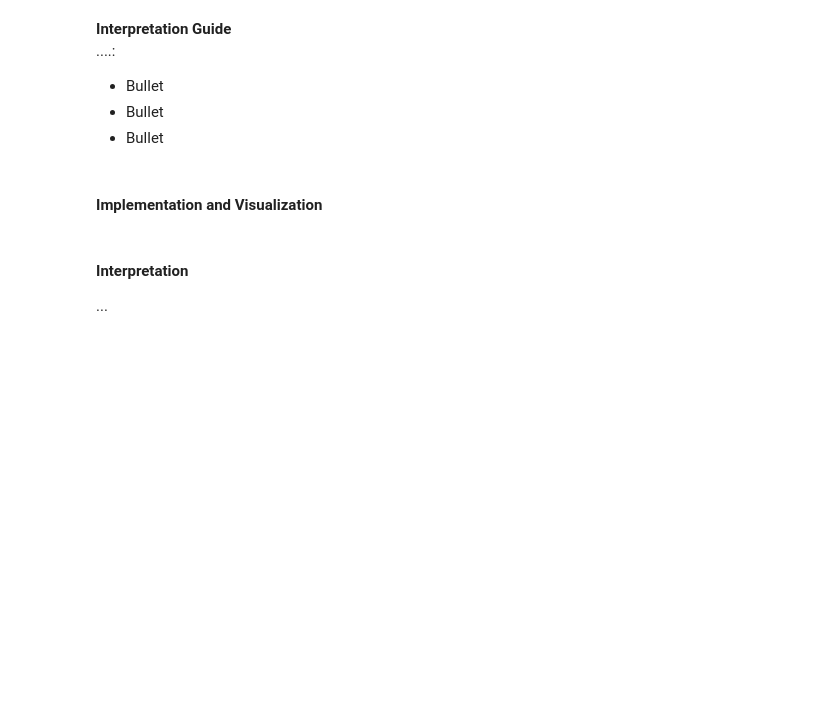
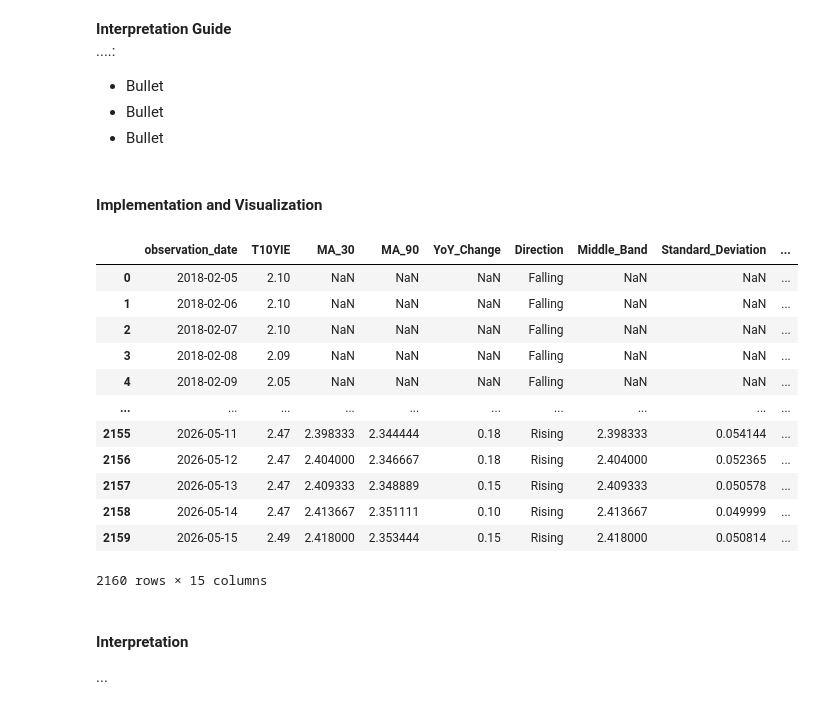
Before and after one commit to Ryan-Page-2024/Investigating-Inflation, a Jupyter notebook: Investigating_Inflation.ipynb, the cells around one changed output. Drawn from its saved outputs; the diff is of its cells as text; code cells hidden in the pictures; blank space fills up the shorter version.

```diff
--- a/Investigating_Inflation.ipynb
+++ b/Investigating_Inflation.ipynb
@@ -1246,7 +1246,20 @@ $$\text{Rolling Correlation } (r) = \frac{\sum (X - \bar{X})(Y - \bar{Y})}{\sqrt
 # %% [markdown]
 #### Implementation and Visualization
 # %%
-[Code]
+# %% [output]
+|  | observation_date | T10YIE | MA_30 | MA_90 | YoY_Change | Direction | Middle_Band | Standard_Deviation | ... |
+| 0 | 2018-02-05 | 2.10 | NaN | NaN | NaN | Falling | NaN | NaN | ... |
+| 1 | 2018-02-06 | 2.10 | NaN | NaN | NaN | Falling | NaN | NaN | ... |
+| 2 | 2018-02-07 | 2.10 | NaN | NaN | NaN | Falling | NaN | NaN | ... |
+| 3 | 2018-02-08 | 2.09 | NaN | NaN | NaN | Falling | NaN | NaN | ... |
+| 4 | 2018-02-09 | 2.05 | NaN | NaN | NaN | Falling | NaN | NaN | ... |
+| ... | ... | ... | ... | ... | ... | ... | ... | ... | ... |
+| 2155 | 2026-05-11 | 2.47 | 2.398333 | 2.344444 | 0.18 | Rising | 2.398333 | 0.054144 | ... |
+| 2156 | 2026-05-12 | 2.47 | 2.404000 | 2.346667 | 0.18 | Rising | 2.404000 | 0.052365 | ... |
+| 2157 | 2026-05-13 | 2.47 | 2.409333 | 2.348889 | 0.15 | Rising | 2.409333 | 0.050578 | ... |
+| 2158 | 2026-05-14 | 2.47 | 2.413667 | 2.351111 | 0.10 | Rising | 2.413667 | 0.049999 | ... |
+| 2159 | 2026-05-15 | 2.49 | 2.418000 | 2.353444 | 0.15 | Rising | 2.418000 | 0.050814 | ... |
+2160 rows × 15 columns
 # %% [markdown]
 #### Interpretation
 ...
```
Also changed, not shown: 8 other files.
